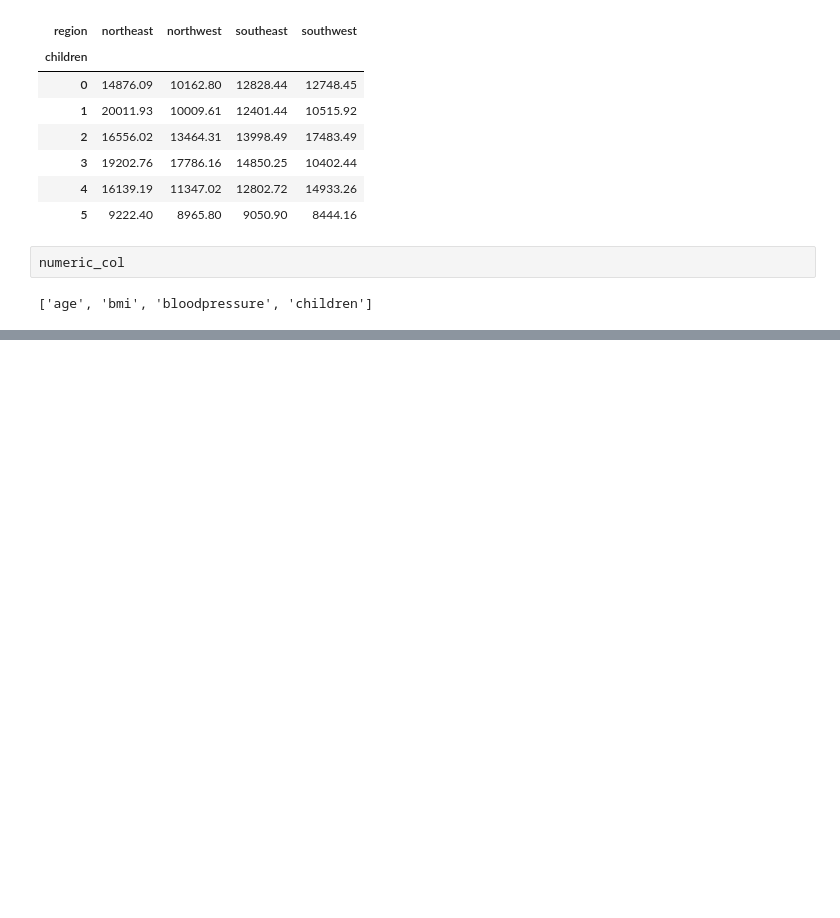
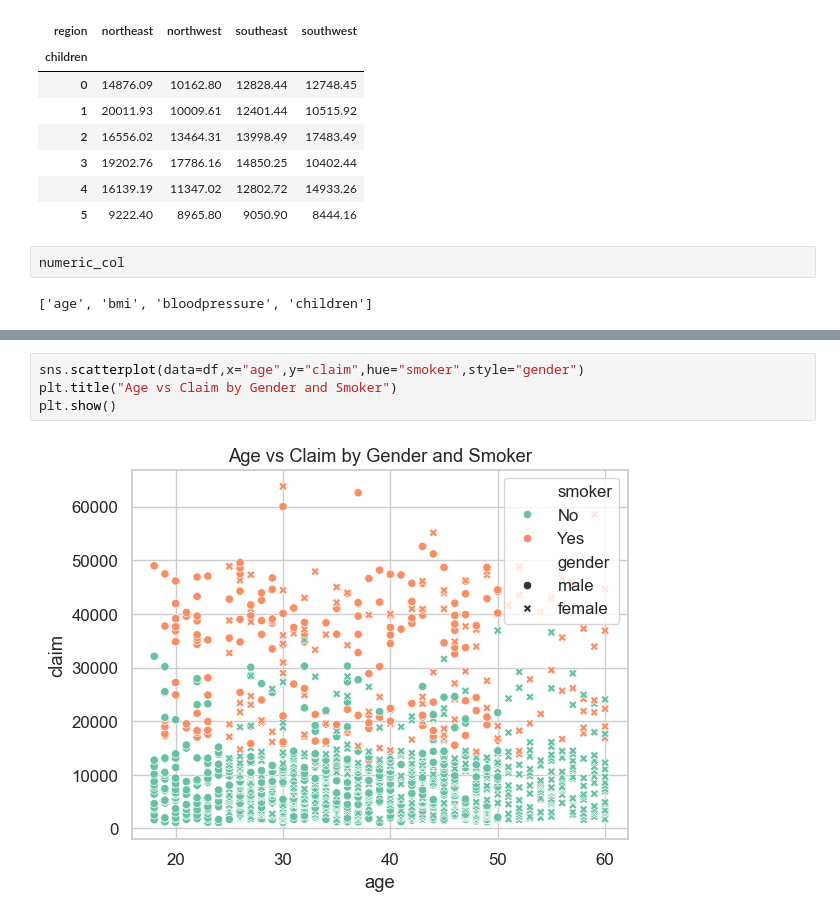
Before and after one commit to emomo81/health-insurance-cost-prediction-ML-, a Jupyter notebook: analysis_model.ipynb, the cells around one changed output, grey strips where cells are left out. Cells and saved outputs as stored; diff of their text form; blank space fills up the shorter version.

```diff
--- a/analysis_model.ipynb
+++ b/analysis_model.ipynb
@@ -159,0 +159,6 @@ NameError: name 'numerical_col' is not defined
+# %%
+sns.scatterplot(data=df,x="age",y="claim",hue="smoker",style="gender")
+plt.title("Age vs Claim by Gender and Smoker")
+plt.show()
+# %% [output]
+[figure, added]
```
Also changed, not shown: parts of 1 cell of this notebook.
